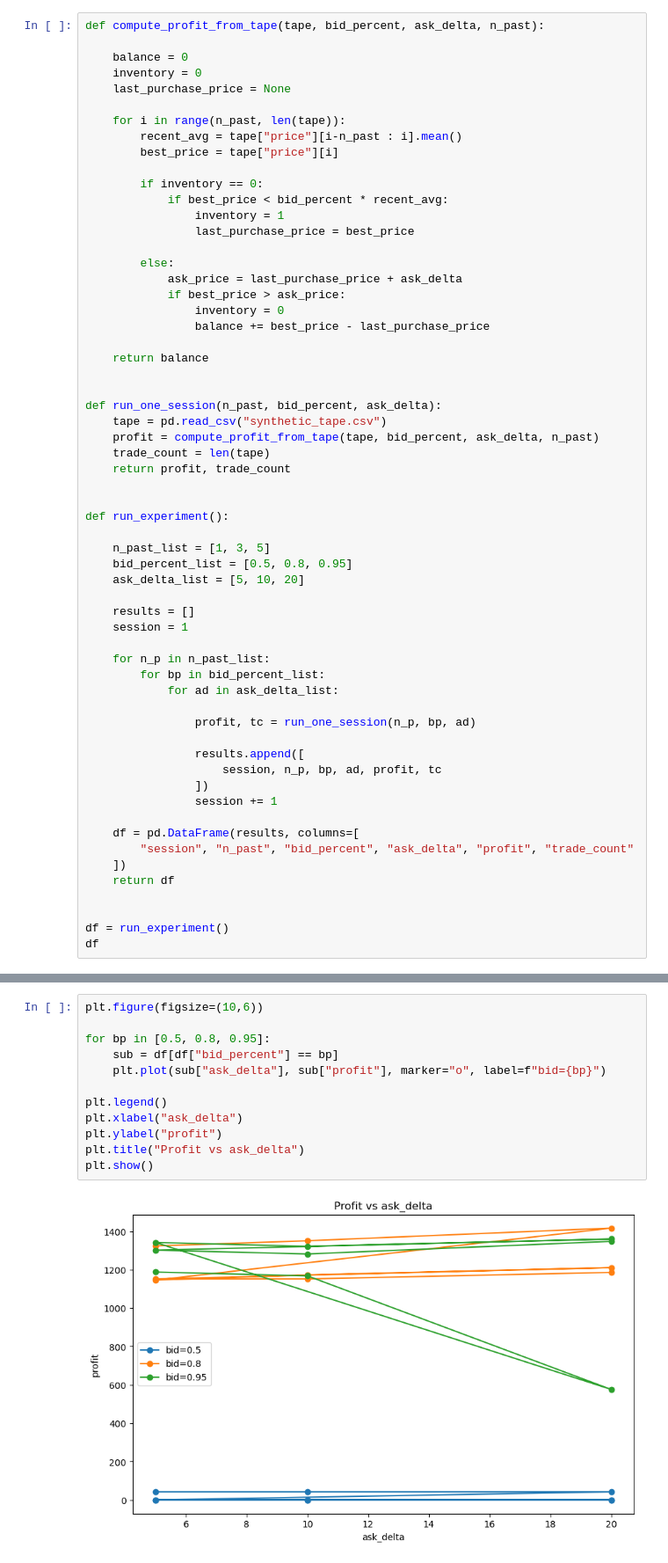
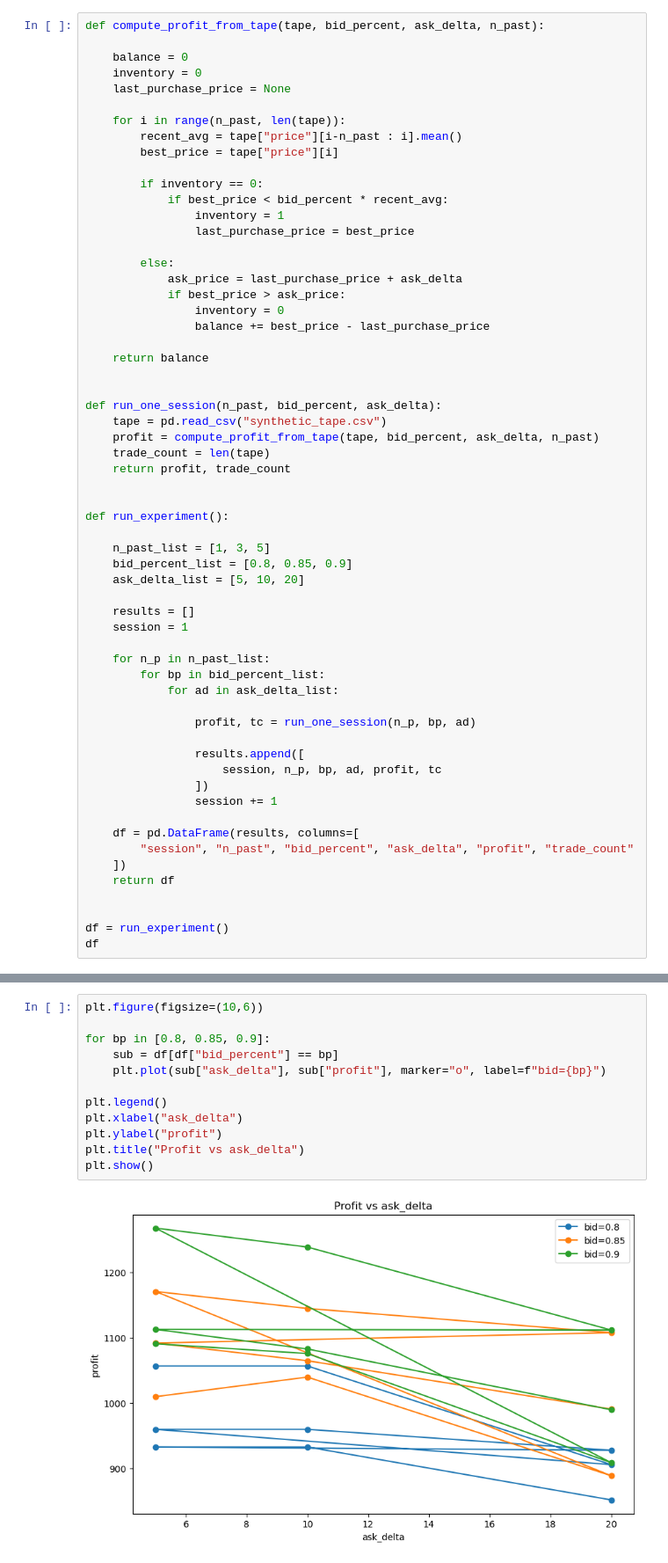
Before and after one commit to LiJiayuan1223/JIAYAO_LI_INFT, a Jupyter notebook: JIAYAO LI Coursework/Qu3.ipynb, the cells around one changed output, grey strips where cells are left out. Shown: that part at 88% size. Cells and saved outputs as stored; diff of their text form.

```diff
--- a/JIAYAO LI Coursework/Qu3.ipynb
+++ b/JIAYAO LI Coursework/Qu3.ipynb
@@ -65,7 +65,7 @@ def run_one_session(n_past, bid_percent, ask_delta):
 def run_experiment():
 
     n_past_list = [1, 3, 5]
-    bid_percent_list = [0.5, 0.8, 0.95]
+    bid_percent_list = [0.8, 0.85, 0.9]
     ask_delta_list = [5, 10, 20]
 
     results = []
@@ -126,14 +126,14 @@ plt.show()
 # %%
 plt.figure(figsize=(10,6))
 
-for bp in [0.5, 0.8, 0.95]:
+for bp in [0.8, 0.85, 0.9]:
     sub = df[df["bid_percent"] == bp]
     plt.plot(sub["ask_delta"], sub["profit"], marker="o", label=f"bid={bp}")
 
 plt.legend()
 plt.xlabel("ask_delta")
 plt.ylabel("profit")
 plt.title("Profit vs ask_delta")
 plt.show()
 # %% [output]
-[figure, old version]
+[figure, new version]
```
Also changed, not shown: parts of 3 cells of this notebook, 44 other files.
